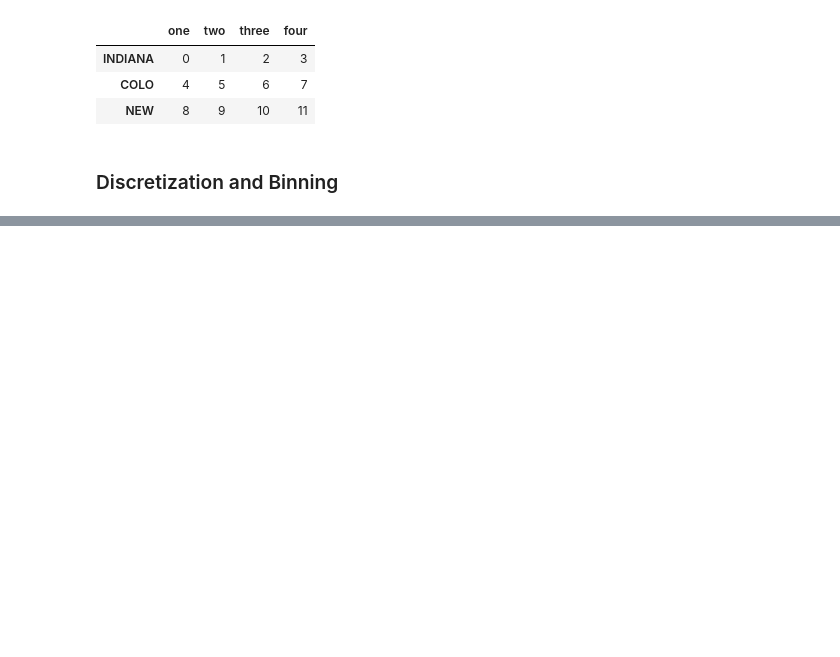
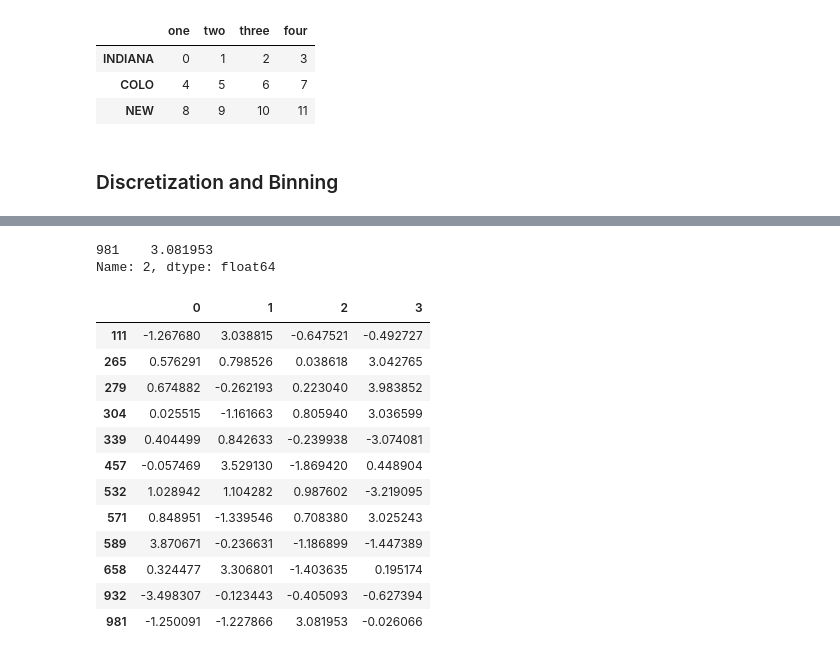
Before and after one commit to TomLafferty/2dot1-WesWrangling, a Jupyter notebook: Chapter7WorkAlong.ipynb, the cells around one changed output, grey strips where cells are left out. Saved outputs shown, nothing was run; the diff lists cells and outputs as text; code cells hidden in the pictures; blank space fills up the shorter version.

```diff
--- a/Chapter7WorkAlong.ipynb
+++ b/Chapter7WorkAlong.ipynb
@@ -416,0 +489,3 @@ data
+# %%
+data = pd.DataFrame(np.random.randn(1000, 4))
+data.describe()
@@ -416,0 +502,22 @@ data
+# %%
+col = data[2]
+col[np.abs(col) > 3]
+# %% [output]
+981    3.081953
+Name: 2, dtype: float64
+# %%
+data[(np.abs(data) > 3).any(1)]
+# %% [output]
+|  | 0 | 1 | 2 | 3 |
+| 111 | -1.267680 | 3.038815 | -0.647521 | -0.492727 |
+| 265 | 0.576291 | 0.798526 | 0.038618 | 3.042765 |
+| 279 | 0.674882 | -0.262193 | 0.223040 | 3.983852 |
+| 304 | 0.025515 | -1.161663 | 0.805940 | 3.036599 |
+| 339 | 0.404499 | 0.842633 | -0.239938 | -3.074081 |
+| 457 | -0.057469 | 3.529130 | -1.869420 | 0.448904 |
+| 532 | 1.028942 | 1.104282 | 0.987602 | -3.219095 |
+| 571 | 0.848951 | -1.339546 | 0.708380 | 3.025243 |
+| 589 | 3.870671 | -0.236631 | -1.186899 | -1.447389 |
+| 658 | 0.324477 | 3.306801 | -1.403635 | 0.195174 |
+| 932 | -3.498307 | -0.123443 | -0.405093 | -0.627394 |
+| 981 | -1.250091 | -1.227866 | 3.081953 | -0.026066 |
```
Also changed, not shown: parts of 79 cells of this notebook.
